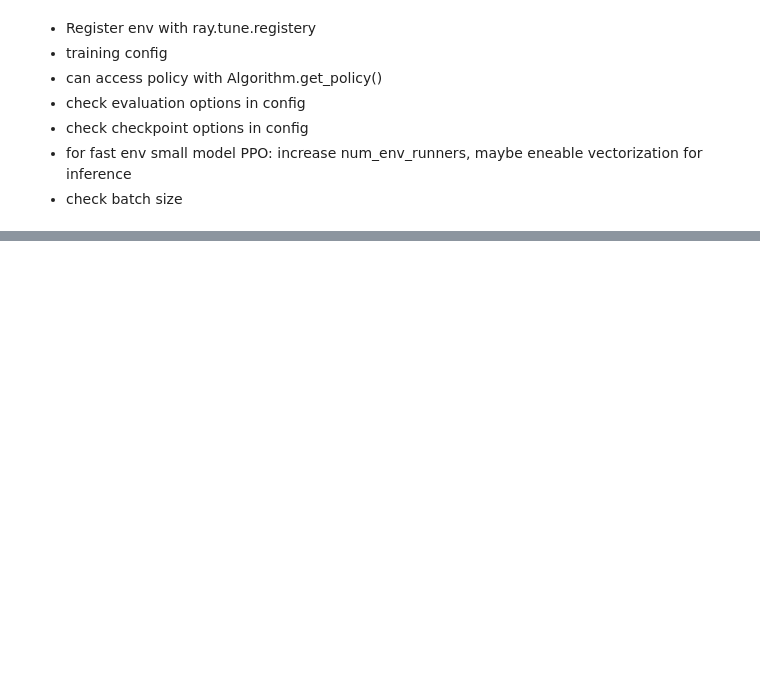
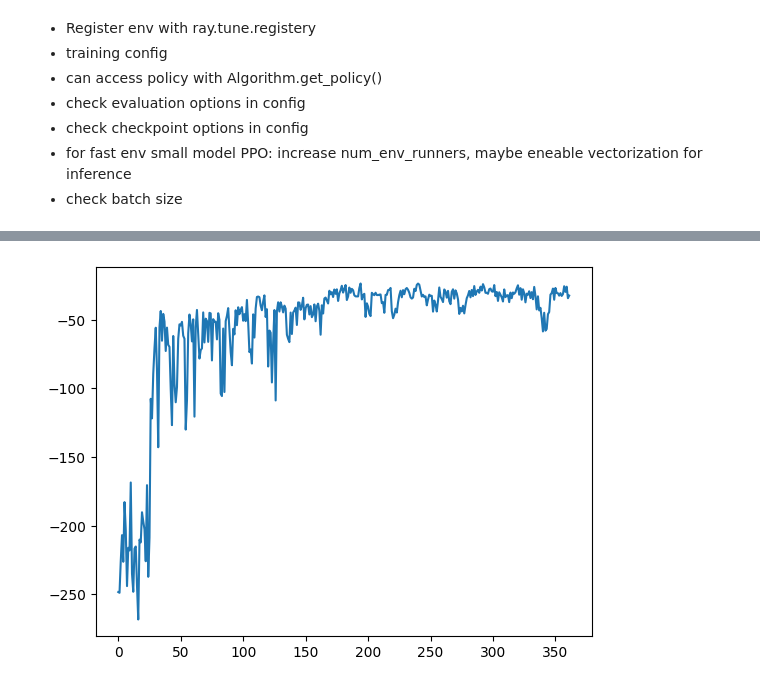
Before and after one commit to Light52566/rllib-energyplus-hi, a Jupyter notebook: training.ipynb, the cells around one changed output, grey strips where cells are left out. Saved outputs shown, nothing was run; the diff lists cells and outputs as text; code cells hidden in the pictures; blank space fills up the shorter version.

```diff
--- a/training.ipynb
+++ b/training.ipynb
@@ -168,0 +204,9 @@ dict_keys(['out_tmp', 'air_tmp', 'opr_tmp', 'air_hum', 'htg_stp', 'clg_stp', 'ee
+# %%
+# get the total rewards per episode (96 time steps)
+total_rewards = np.sum(comb_rewards.reshape(-1, 96), axis=1)
+
+# plot the total rewards over episodes
+plt.plot(total_rewards)
+plt.show()
+# %% [output]
+[figure, added]
```
Also changed, not shown: parts of 7 cells of this notebook, 1 other file.
